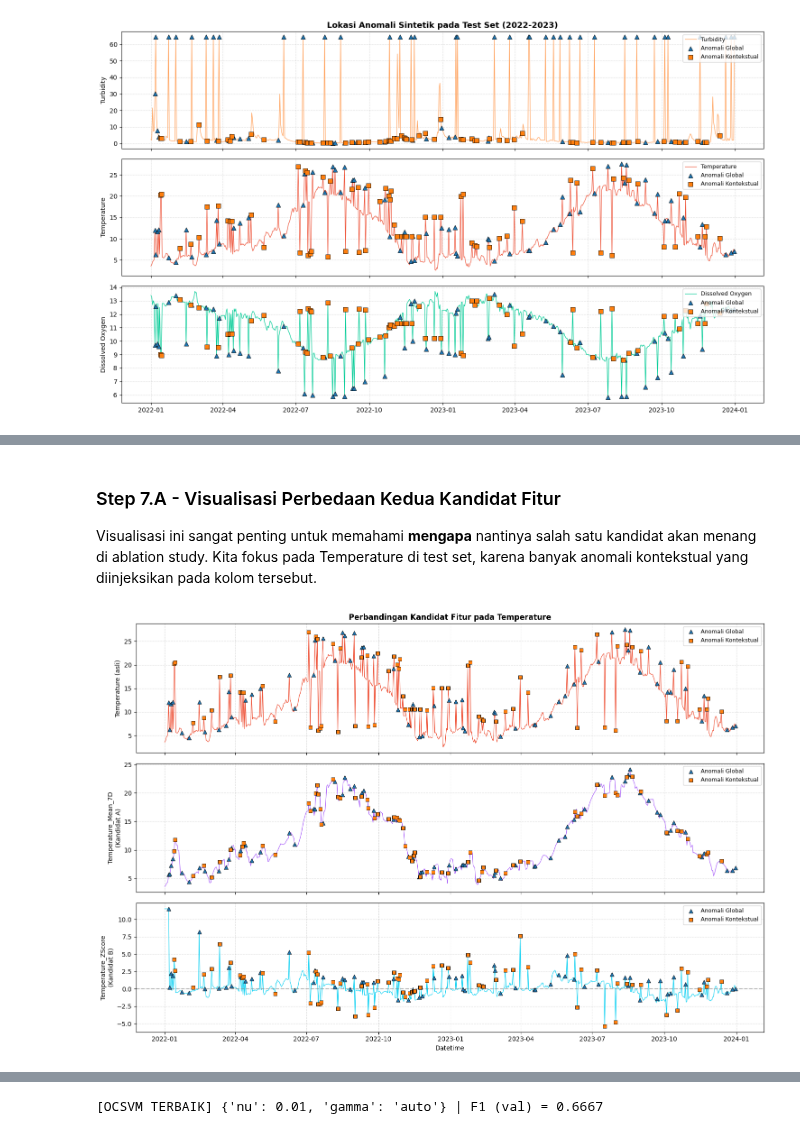
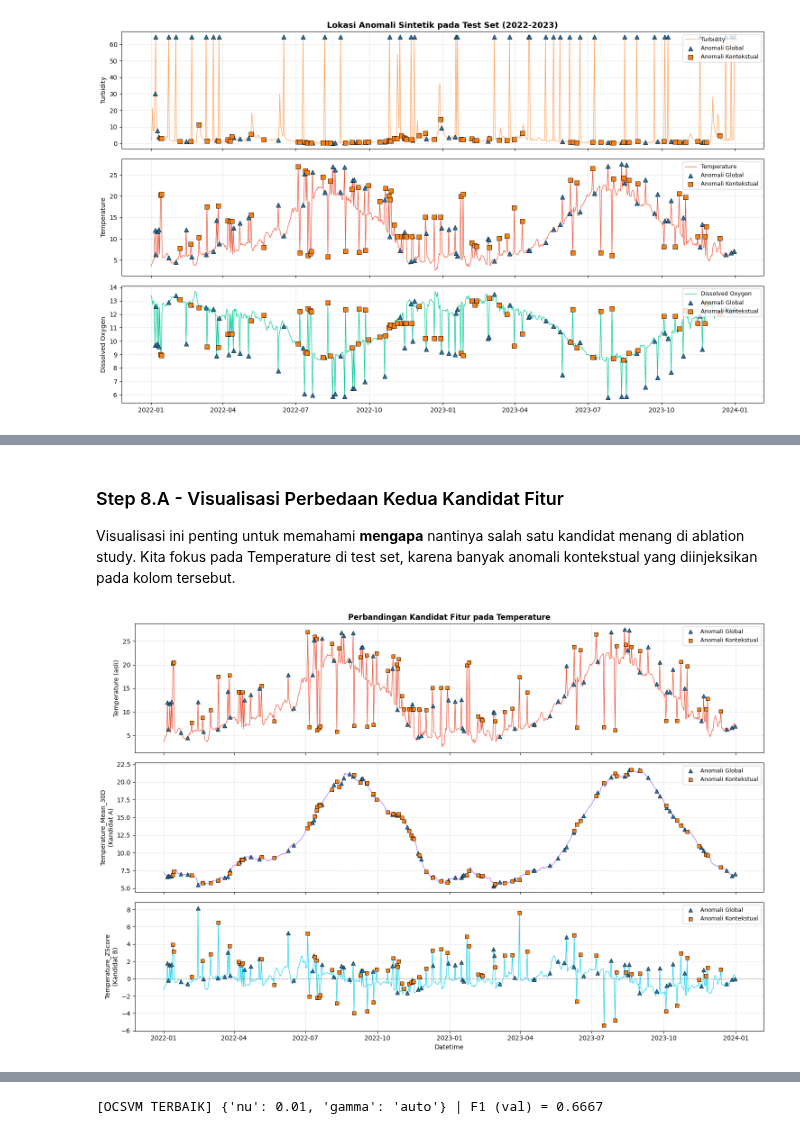
Before and after one commit to aDJi2003/water-anomaly-detection, a Jupyter notebook: notebook/main.ipynb, the cells around one changed output, grey strips where cells are left out. Saved outputs shown, nothing was run; the diff lists cells and outputs as text; code cells hidden in the pictures.

```diff
--- a/notebook/main.ipynb
+++ b/notebook/main.ipynb
@@ -397,31 +388,0 @@ Pada Step 12 nanti, ketiga skenario (**Raw Only**, **Raw + Rolling (Kandidat A)*
-# %%
-def add_features(df_in, base_features):
-    d = df_in.copy()
-
-    # Cyclical encoding bulan (umum untuk kedua kandidat)
-    d['Month_Sin'] = np.sin(2 * np.pi * d.index.month / 12)
-    d['Month_Cos'] = np.cos(2 * np.pi * d.index.month / 12)
-
-    # Kandidat A: Rolling statistics 7 hari + first-order difference
-    for col in base_features:
-        d[f'{col}_Diff']    = d[col].diff()
-        d[f'{col}_Mean_7D'] = d[col].rolling(window=7, min_periods=1).mean()
-        d[f'{col}_Std_7D']  = d[col].rolling(window=7, min_periods=2).std()
-
-    # Kandidat B: Causal Z-Score 30 hari (baseline tidak termasuk hari-X)
-    for col in base_features:
-        rolling_mean = d[col].shift(1).rolling(window=30, min_periods=5).mean()
-        rolling_std  = d[col].shift(1).rolling(window=30, min_periods=5).std()
-        d[f'{col}_ZScore'] = (d[col] - rolling_mean) / (rolling_std + 1e-6)
-
-    return d.bfill()
-
-train_feat = add_features(train_raw, features)
-val_feat   = add_features(val_inj,   features)
-test_feat  = add_features(test_inj,  features)
-
-print("--- Jumlah kolom setelah feature engineering ---")
-print(f"Total kolom: {train_feat.shape[1]}")
-print()
-print("--- Contoh kolom yang tersedia ---")
-print(list(train_feat.columns))
@@ -434,7 +488,7 @@ Total kolom: 23
 # %% [markdown]
-### Step 7.A - Visualisasi Perbedaan Kedua Kandidat Fitur
+### Step 8.A - Visualisasi Perbedaan Kedua Kandidat Fitur
 
-Visualisasi ini sangat penting untuk memahami **mengapa** nantinya salah satu kandidat akan menang di ablation study. Kita fokus pada Temperature di test set, karena banyak anomali kontekstual yang diinjeksikan pada kolom tersebut.
+Visualisasi ini penting untuk memahami **mengapa** nantinya salah satu kandidat menang di ablation study. Kita fokus pada Temperature di test set, karena banyak anomali kontekstual yang diinjeksikan pada kolom tersebut.
 # %%
 fig, axes = plt.subplots(3, 1, figsize=(15, 10), sharex=True)
 
@@ -447,37 +501,37 @@ axes[0].scatter(test_feat.index[mask_global], test_feat['Temperature'][mask_glob
                 color='#1f77b4', s=40, marker='^', edgecolors='black',
                 linewidths=0.6, zorder=5, label='Anomali Global')
 axes[0].scatter(test_feat.index[mask_ctx], test_feat['Temperature'][mask_ctx],
                 color='#ff7f0e', s=40, marker='s', edgecolors='black',
                 linewidths=0.6, zorder=5, label='Anomali Kontekstual')
 axes[0].set_ylabel('Temperature (asli)')
 axes[0].set_title("Perbandingan Kandidat Fitur pada Temperature", fontweight='bold')
 axes[0].legend(fontsize=9); axes[0].grid(True, linestyle='--', alpha=0.4)
 
-# (2) Kandidat A: Rolling Mean 7D
-axes[1].plot(test_feat.index, test_feat['Temperature_Mean_7D'], color='#AB63FA', linewidth=0.9)
-axes[1].scatter(test_feat.index[mask_global], test_feat['Temperature_Mean_7D'][mask_global],
+# (2) Kandidat A: Causal Rolling Mean 30D
+axes[1].plot(test_feat.index, test_feat['Temperature_Mean_30D'], color='#AB63FA', linewidth=0.9)
+axes[1].scatter(test_feat.index[mask_global], test_feat['Temperature_Mean_30D'][mask_global],
                 color='#1f77b4', s=40, marker='^', edgecolors='black',
                 linewidths=0.6, zorder=5, label='Anomali Global')
-axes[1].scatter(test_feat.index[mask_ctx], test_feat['Temperature_Mean_7D'][mask_ctx],
+axes[1].scatter(test_feat.index[mask_ctx], test_feat['Temperature_Mean_30D'][mask_ctx],
                 color='#ff7f0e', s=40, marker='s', edgecolors='black',
                 linewidths=0.6, zorder=5, label='Anomali Kontekstual')
-axes[1].set_ylabel('Temperature_Mean_7D\n(Kandidat A)')
+axes[1].set_ylabel('Temperature_Mean_30D\n(Kandidat A)')
 axes[1].legend(fontsize=9); axes[1].grid(True, linestyle='--', alpha=0.4)
 
 # (3) Kandidat B: Causal Z-Score
 axes[2].plot(test_feat.index, test_feat['Temperature_ZScore'], color='#19D3F3', linewidth=0.9)
 axes[2].scatter(test_feat.index[mask_global], test_feat['Temperature_ZScore'][mask_global],
                 color='#1f77b4', s=40, marker='^', edgecolors='black',
                 linewidths=0.6, zorder=5, label='Anomali Global')
 axes[2].scatter(test_feat.index[mask_ctx], test_feat['Temperature_ZScore'][mask_ctx],
                 color='#ff7f0e', s=40, marker='s', edgecolors='black',
                 linewidths=0.6, zorder=5, label='Anomali Kontekstual')
-axes[2].axhline(0, color='gray', linestyle='--', alpha=0.5)
+axes[2].axhline(0, color='gray', linewidth=0.8, linestyle='--')
 axes[2].set_ylabel('Temperature_ZScore\n(Kandidat B)')
 axes[2].set_xlabel('Datetime')
 axes[2].legend(fontsize=9); axes[2].grid(True, linestyle='--', alpha=0.4)
 
 plt.tight_layout()
 plt.show()
 # %% [output]
-[figure, old version]
+[figure, new version]
```
Also changed, not shown: parts of 105 cells of this notebook.
